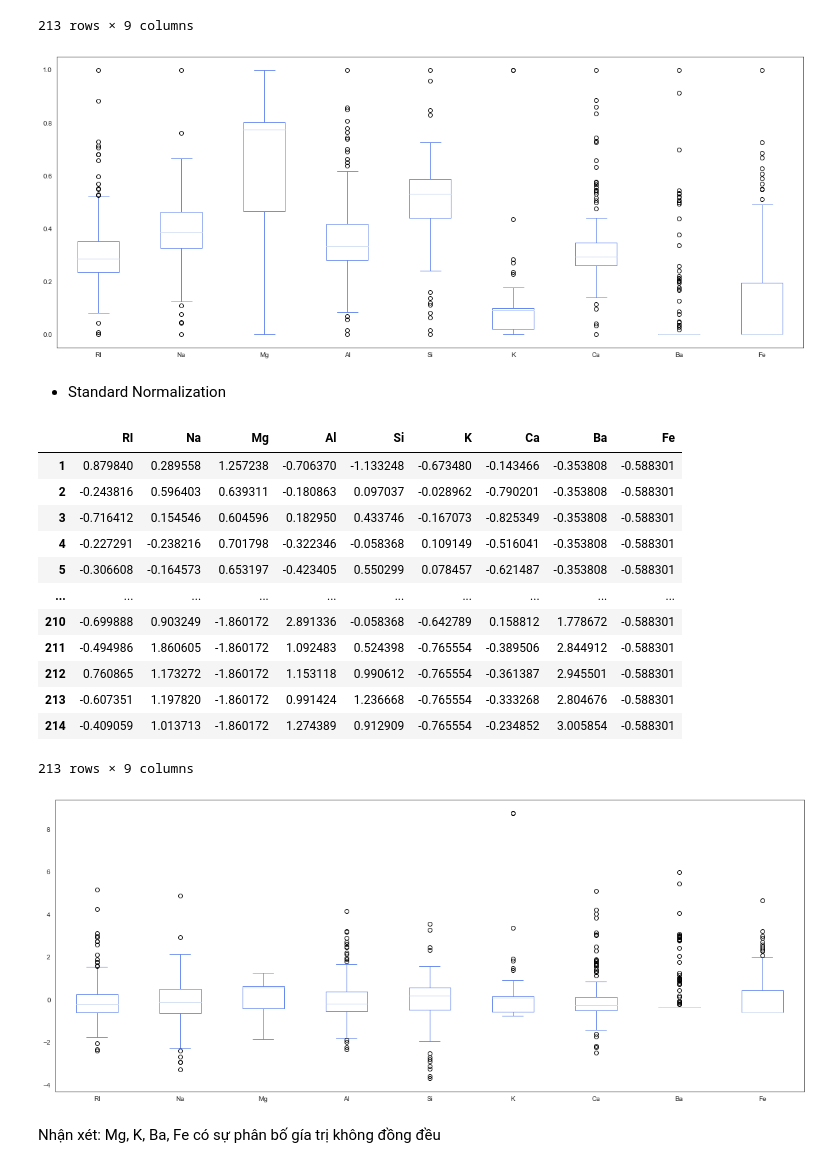
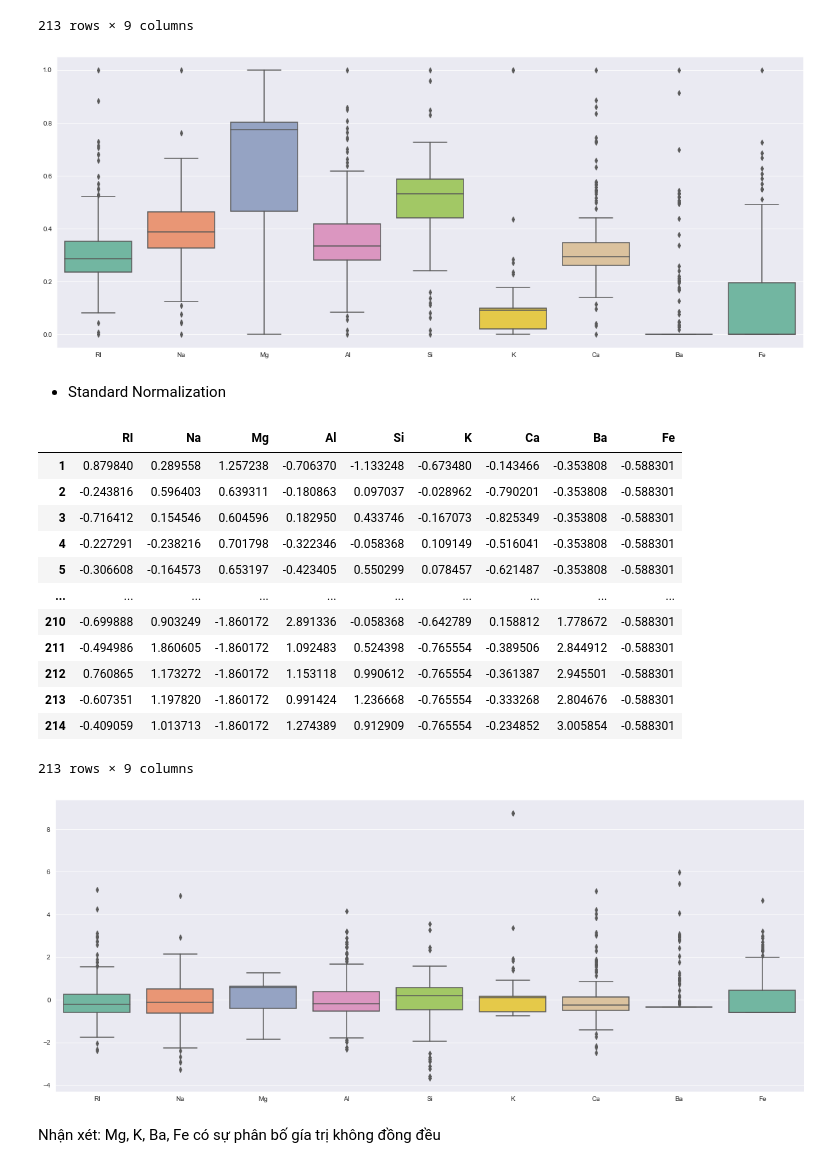
Before and after one commit to sowwnn/Analyst-Glass-Dataset-Case-Study, a Jupyter notebook: Kmeans_glass_type.ipynb, the cells around one changed output. Drawn from its saved outputs; the diff is of its cells as text; code cells hidden in the pictures.

```diff
--- a/Kmeans_glass_type.ipynb
+++ b/Kmeans_glass_type.ipynb
@@ -320,9 +311,12 @@ df_clean_minmax
 | 214 | 0.261633 | 0.526316 | 0.000000 | 0.557632 | 0.633929 | 0.000000 | 0.296468 | 0.530159 | 0.0 |
 213 rows × 9 columns
 # %%
-df_clean_minmax[features].plot(kind="box", figsize=(20,8));
+# df_clean_minmax[features].plot(kind="box", figsize=(20,8));
+plt.figure( figsize=(20,8))
+sns.boxplot(data=df_clean_minmax[features],palette='Set2')
+plt.show()
 # %% [output]
-[figure, old version]
+[figure, new version]
 # %% [markdown]
 - Standard Normalization
 # %%
@@ -333,7 +327,9 @@ df_clean_standard = df.copy()
 df_clean_standard[features] = standard_scaler.transform(df[features])
 
 display.display(df_clean_standard)
-df_clean_standard[features].plot(kind="box", figsize=(20,8))
+# df_clean_standard[features].plot(kind="box", )
+plt.figure( figsize=(20,8))
+sns.boxplot(data=df_clean_standard[features],palette='Set2')
 plt.show()
 # %% [output]
 |  | RI | Na | Mg | Al | Si | K | Ca | Ba | Fe |
@@ -349,7 +345,7 @@ plt.show()
 | 213 | -0.607351 | 1.197820 | -1.860172 | 0.991424 | 1.236668 | -0.765554 | -0.333268 | 2.804676 | -0.588301 |
 | 214 | -0.409059 | 1.013713 | -1.860172 | 1.274389 | 0.912909 | -0.765554 | -0.234852 | 3.005854 | -0.588301 |
 213 rows × 9 columns
-[figure, old version]
+[figure, new version]
 # %% [markdown]
 Nhận xét: Mg, K, Ba, Fe có sự phân bố gía trị không đồng đều
 # %%
```
Also changed, not shown: parts of 29 cells of this notebook, 3 other files.
